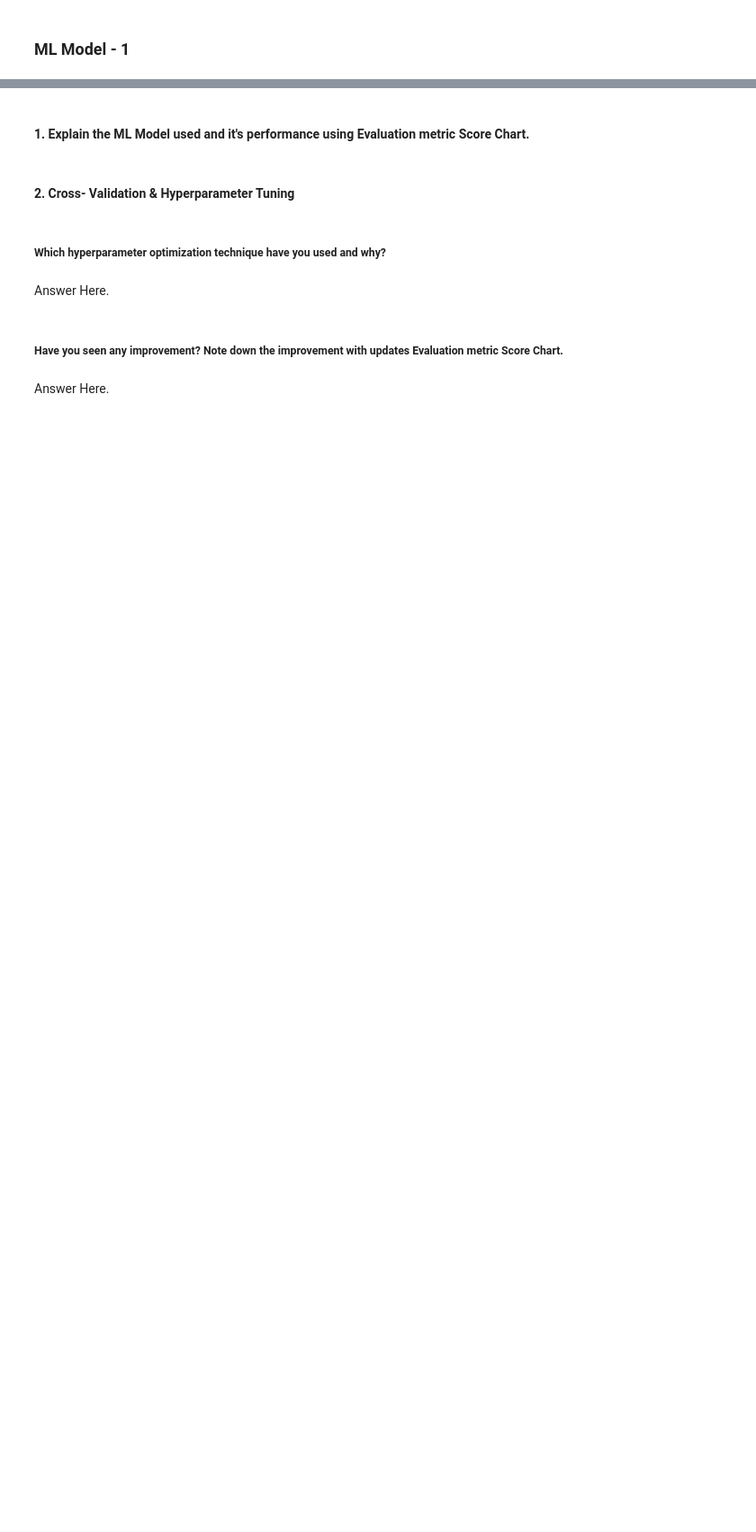
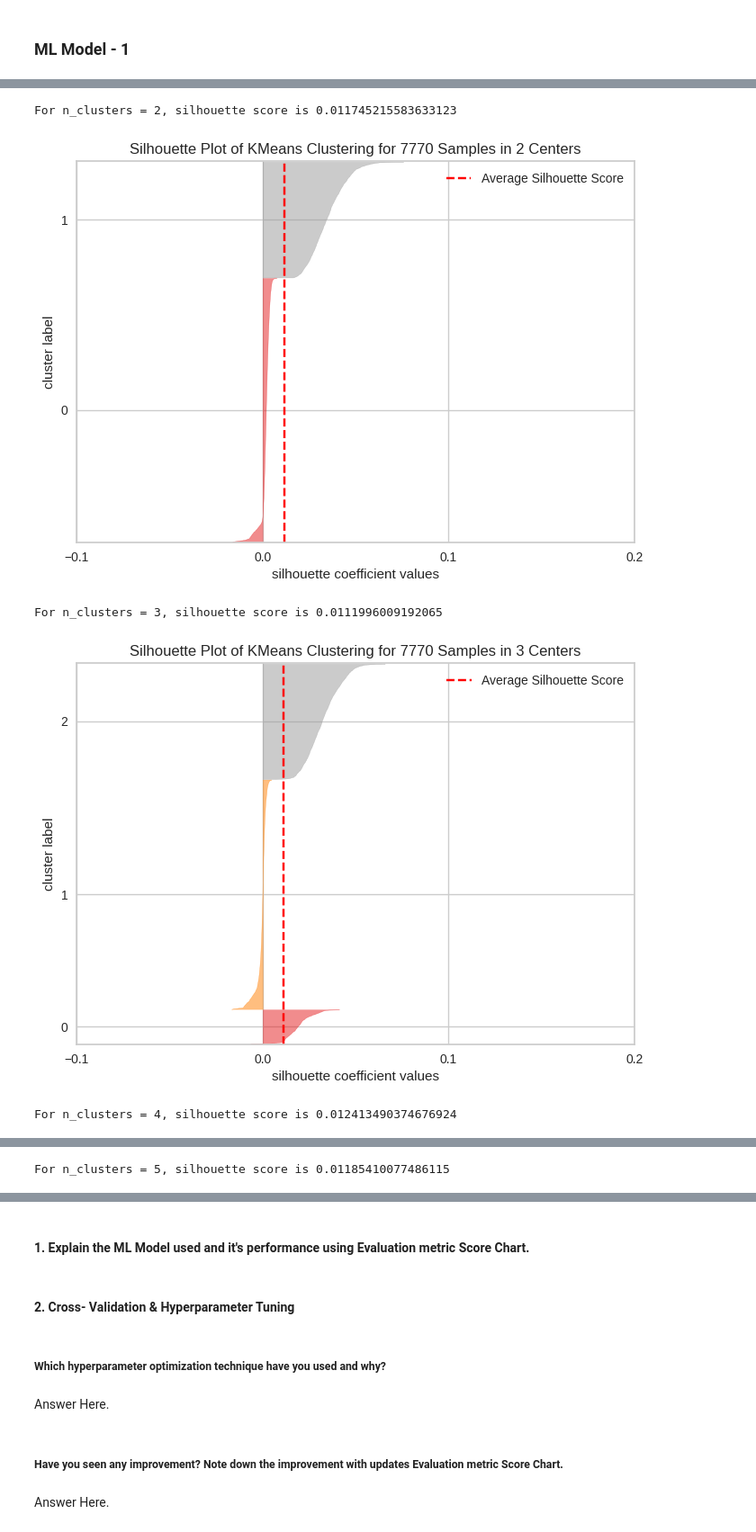
Before and after one commit to Sanjeevhegde009/Netflix-Movies-and-TV-Shows-Clustering, a Jupyter notebook: Netflix_Movies_Clustering.ipynb, the cells around one changed output, grey strips where cells are left out. Shown at 90% size. Saved outputs shown, nothing was run; the diff lists cells and outputs as text; code cells hidden in the pictures; blank space fills up the shorter version.

```diff
--- a/Netflix_Movies_Clustering.ipynb
+++ b/Netflix_Movies_Clustering.ipynb
@@ -1025,0 +1196,22 @@ Answer Here.
+# %%
+from yellowbrick.cluster.silhouette import silhouette_visualizer
+def elbow_finder(n):
+  for n_clusters in range(2, n+1):
+    kmodel=KMeans(n_clusters=n_clusters, random_state=9)
+    X_predict= kmodel.fit_predict(X_optimized)
+    centres= kmodel.cluster_centers_
+
+    score= silhouette_score(X_optimized, X_predict, metric='euclidean')
+    print("For n_clusters = {}, silhouette score is {}".format(n_clusters, score))
+
+    visualizer= SilhouetteVisualizer(kmodel)
+    visualizer.fit(X_optimized)
+    visualizer.poof()
+# %%
+elbow_finder(30)
+# %% [output]
+For n_clusters = 2, silhouette score is 0.011745215583633123
+[figure, added]
+For n_clusters = 3, silhouette score is 0.0111996009192065
+[figure, added]
+For n_clusters = 4, silhouette score is 0.012413490374676924
@@ -1025,0 +1219 @@ Answer Here.
+For n_clusters = 5, silhouette score is 0.01185410077486115
```
Also changed, not shown: parts of 76 cells of this notebook.
